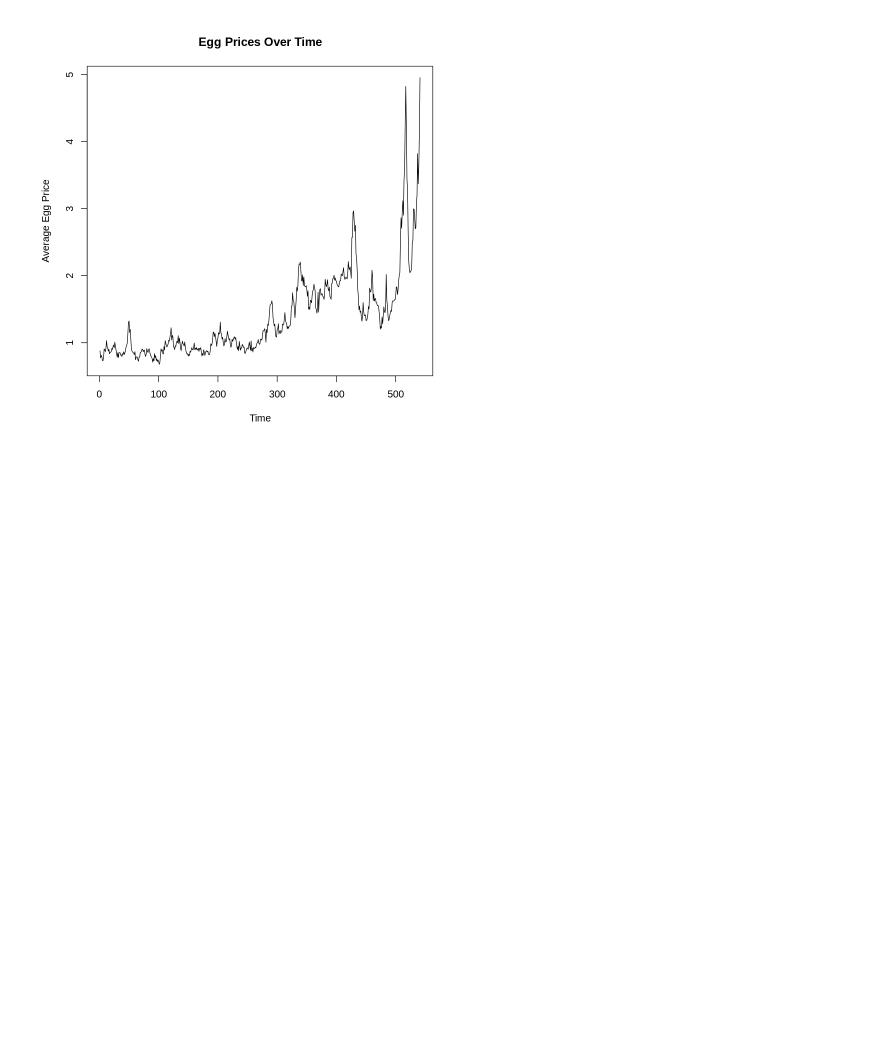
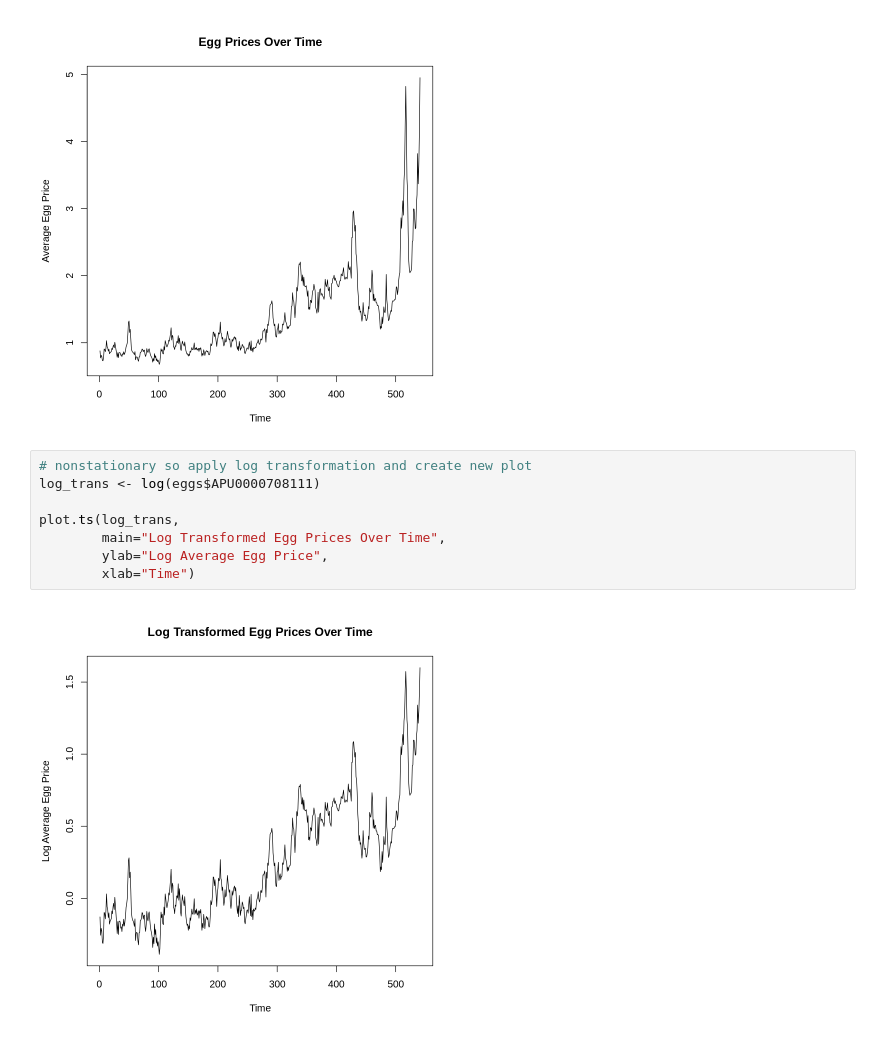
Before and after one commit to Seminahn01/DS4002-Project-2, a Jupyter notebook: EDA.ipynb, the cells around one changed output. Drawn from its saved outputs; the diff is of its cells as text; blank space fills up the shorter version.

```diff
--- a/EDA.ipynb
+++ b/EDA.ipynb
@@ -37,4 +38,14 @@ plot.ts(eggs$APU0000708111, main="Egg Prices Over Time",
         ylab="Average Egg Price", xlab="Time")
 # %% [output]
 [figure]
+# %%
+# nonstationary so apply log transformation and create new plot
+log_trans <- log(eggs$APU0000708111)
+
+plot.ts(log_trans,
+        main="Log Transformed Egg Prices Over Time",
+        ylab="Log Average Egg Price",
+        xlab="Time")
+# %% [output]
+[figure, added]
 # %%
```
Also changed, not shown: parts of 11 cells of this notebook.
